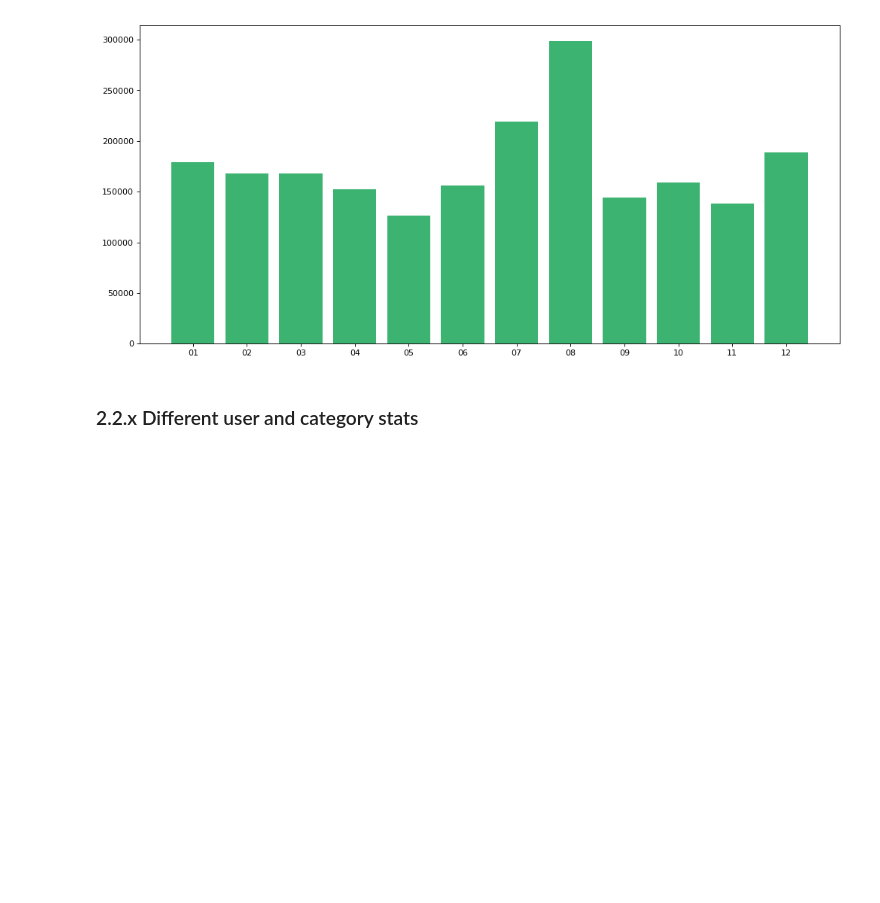
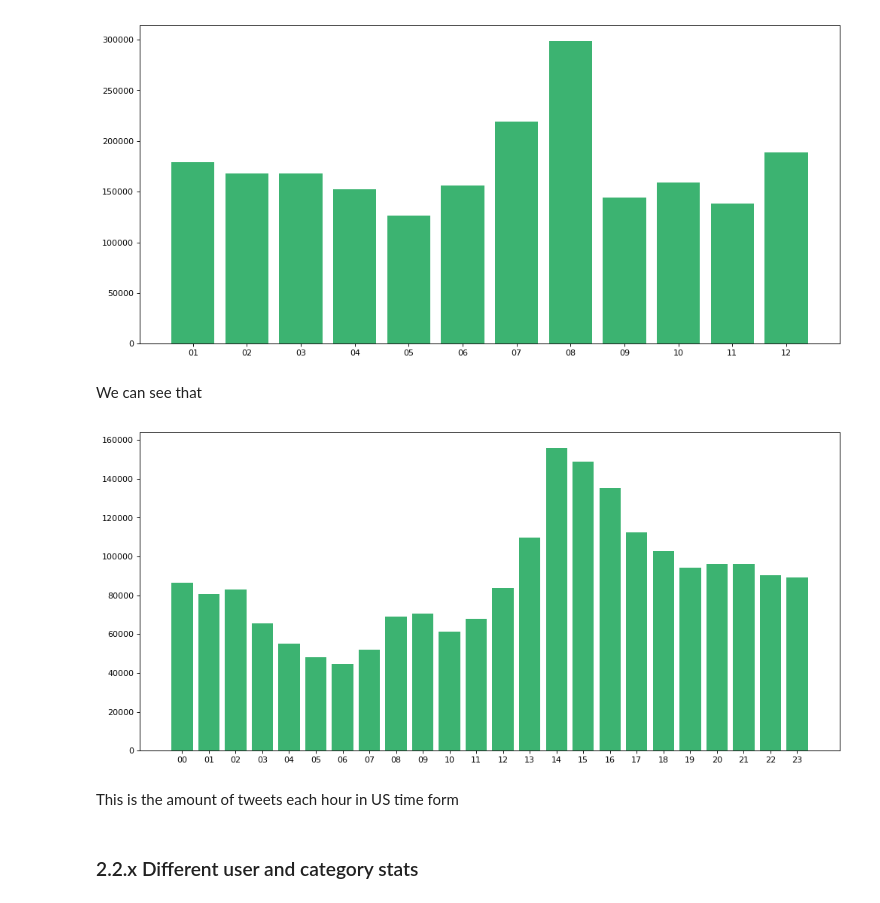
Before and after one commit to haakonms/ADAproject, a Jupyter notebook: Milestone2-1908.ipynb, the cells around one changed output. Saved outputs shown, nothing was run; the diff lists cells and outputs as text; code cells hidden in the pictures; blank space fills up the shorter version.

```diff
--- a/Milestone2-1908.ipynb
+++ b/Milestone2-1908.ipynb
@@ -321,14 +352,20 @@ month_frequency.grid()
 #data1_month_count = data1_month_days.value_counts()
 # %% [output]
 [figure]
+# %% [markdown]
+We can see that
 # %%
 data1_time_of_day = data1_timesorted["publish_date"].map(lambda x: str(x)[11:13])
 data1_only_days = data1_time_of_day.value_counts().sort_index()
 
 figure(num=None, figsize=(15, 7), dpi=80, facecolor='w', edgecolor='k')
 #ax.tick_params(labelsize=8)
-days_frequency = plt.bar(data1_only_days.index, data1_only_days, color = "#3CB371", align="center", grid=True)
+days_frequency = plt.bar(data1_only_days.index, data1_only_days, color = "#3CB371", align="center")
 #days_frequency.grid()
+# %% [output]
+[figure, added]
+# %% [markdown]
+This is the amount of tweets each hour in US time form
 # %% [markdown]
 ### 2.2.x Different user and category stats
 # %%
```
Also changed, not shown: parts of 13 cells of this notebook.
